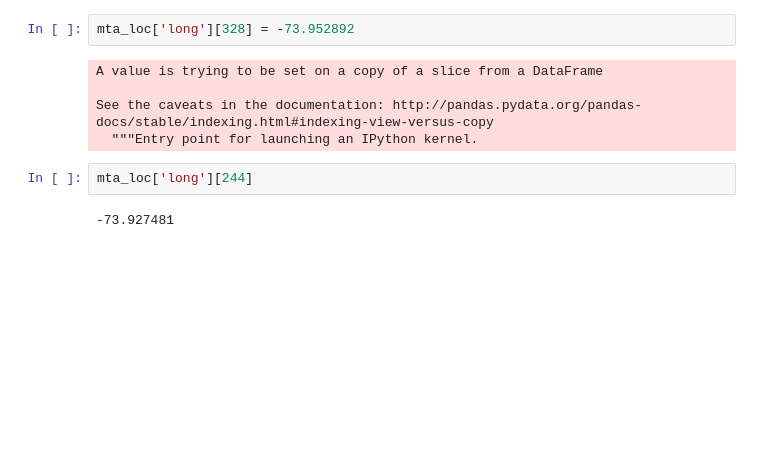
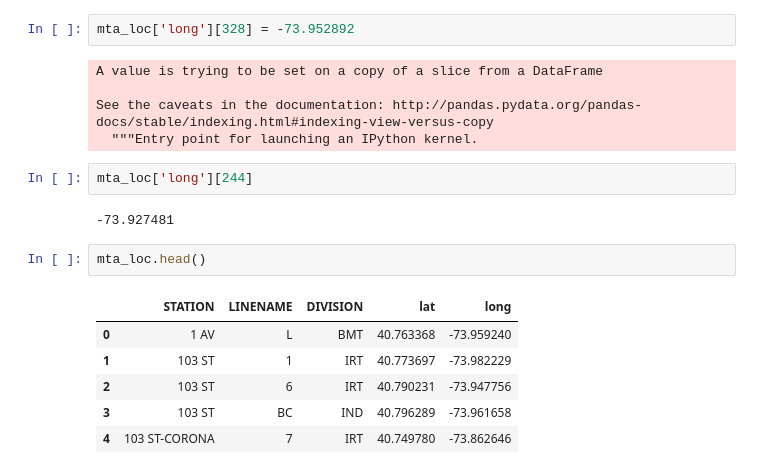
Before and after one commit to inistar/mta-bike-ds, a Jupyter notebook: mta_taxi_EDA.ipynb, the cells around one changed output. Drawn from its saved outputs; the diff is of its cells as text; blank space fills up the shorter version.

```diff
--- a/mta_taxi_EDA.ipynb
+++ b/mta_taxi_EDA.ipynb
@@ -133,3 +133,12 @@ See the caveats in the documentation: http://pandas.pydata.org/pandas-docs/stabl
 mta_loc['long'][244]
 # %% [output]
 -73.927481
+# %%
+mta_loc.head()
+# %% [output]
+|  | STATION | LINENAME | DIVISION | lat | long |
+| 0 | 1 AV | L | BMT | 40.763368 | -73.959240 |
+| 1 | 103 ST | 1 | IRT | 40.773697 | -73.982229 |
+| 2 | 103 ST | 6 | IRT | 40.790231 | -73.947756 |
+| 3 | 103 ST | BC | IND | 40.796289 | -73.961658 |
+| 4 | 103 ST-CORONA | 7 | IRT | 40.749780 | -73.862646 |
```
Also changed, not shown: parts of 16 cells of this notebook.
